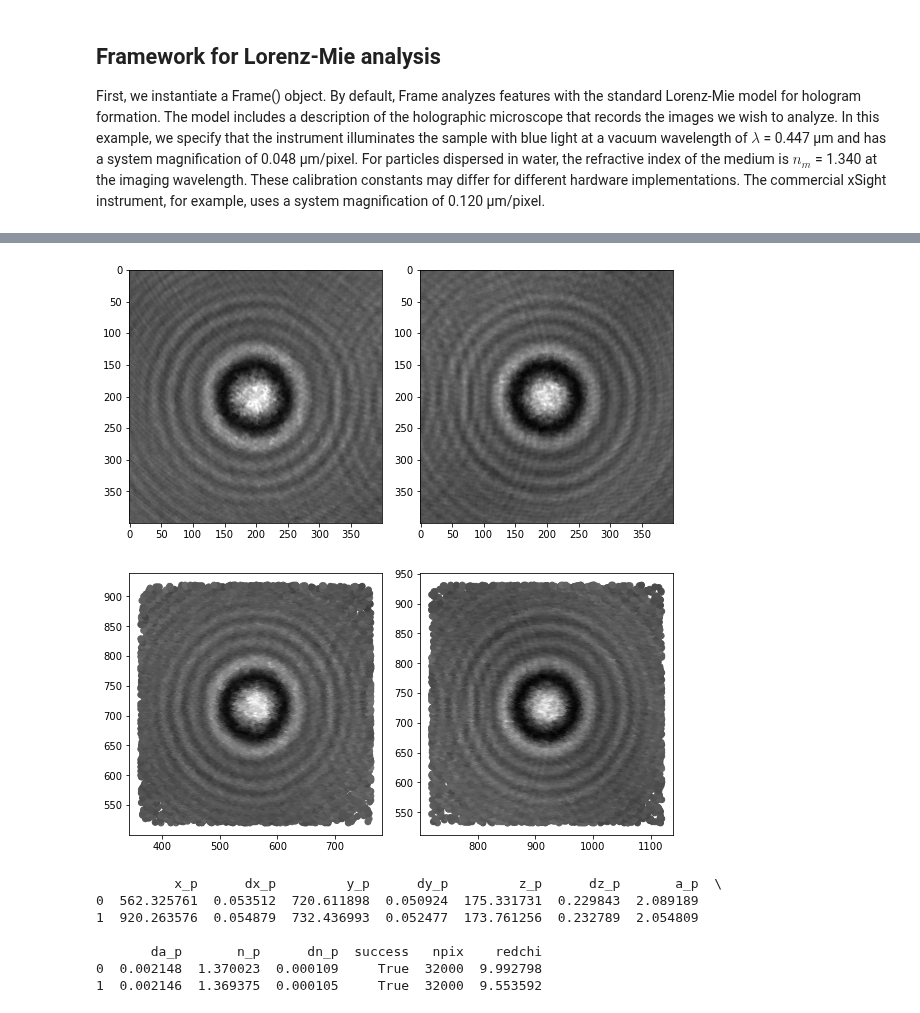
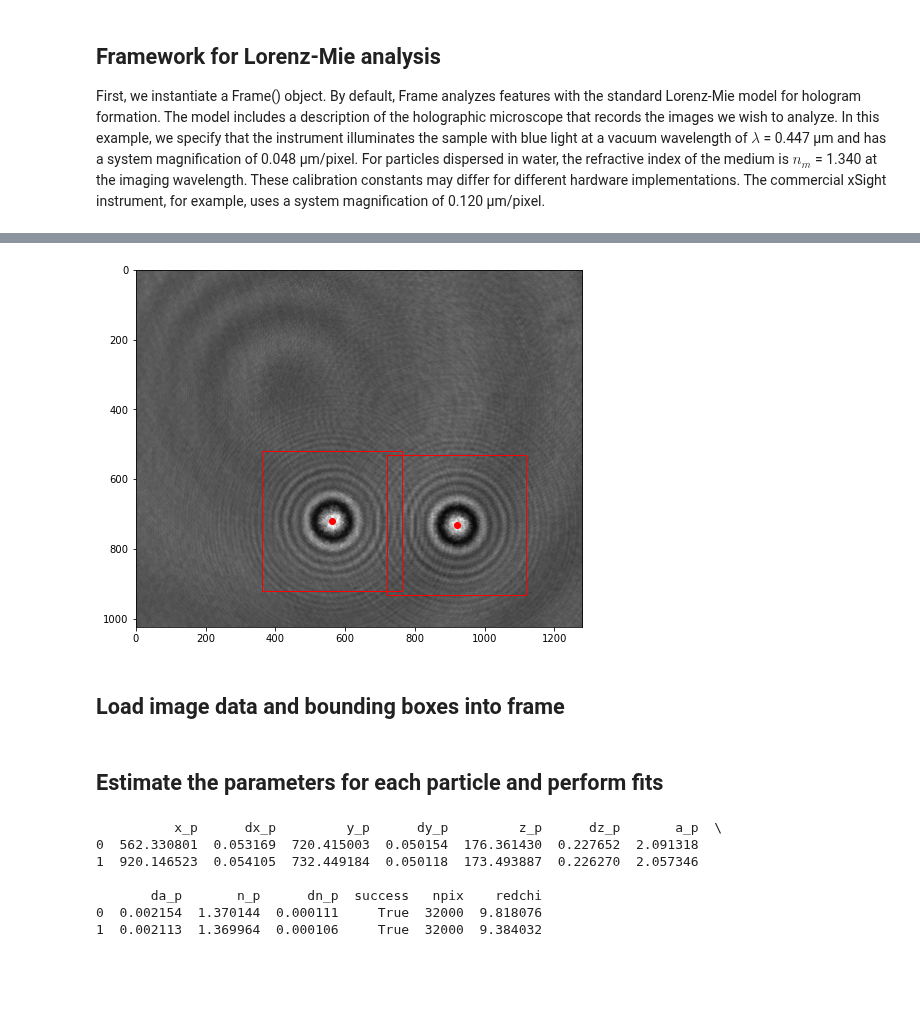
Before and after one commit to davidgrier/pylorenzmie, a Jupyter notebook: docs/FrameAnalysis.ipynb, the cells around one changed output, grey strips where cells are left out. Saved outputs shown, nothing was run; the diff lists cells and outputs as text; code cells hidden in the pictures; blank space fills up the shorter version.

```diff
--- a/docs/FrameAnalysis.ipynb
+++ b/docs/FrameAnalysis.ipynb
@@ -32,31 +41,10 @@ Next, we load the (normalized) hologram we wish to fit. In the present example,
 # %%
-# Read example image
-img = cv2.imread('tutorials/image0010.png')
-img = cv2.cvtColor(img, cv2.COLOR_BGR2GRAY).astype(np.float)
-
-fig, ax = plt.subplots(figsize=(8,8))
-ax.imshow(img, cmap='gray')
-
-# Background for normalization
-frame.background = np.mean(img)
-
-# Load image data
-frame.image = img
-
 # Features identified by eye
 x_p = np.array([563, 920])
 y_p = np.array([720, 732])
-
-ax.scatter(x_p, y_p)
 
 # Bounding boxes
 w, h = 400, 400
 x0 = (x_p - w/2).astype(int)
 y0 = (y_p - h/2).astype(int)
-bboxes = []
-for n in range(2):
-    bbox = ((x0[n], y0[n]), w, h)
-    ax.add_patch(Rectangle(*bbox, fill=False, ec='r'))
-    bboxes.append(bbox)
-
-frame.bboxes = bboxes
+bboxes = [((x0[n], y0[n]), w, h) for n in range(2)]
@@ -65,21 +51,10 @@ frame.bboxes = bboxes
-# %%
-fig, axes = plt.subplots(ncols=2, figsize=(8, 4), constrained_layout=True)
-
-for ax, feature in zip(axes, frame.features):
-    pixels = feature['data']
-    ax.imshow(pixels, cmap='gray')
-# %% [output]
-[figure, removed]
-# %%
-fig, axes = plt.subplots(ncols=2, figsize=(8, 4), constrained_layout=True)
-
-for ax, feature in zip(axes, frame.features):
-    fitter = feature['fitter']
-    fitter.data = feature['data'].ravel()
-    fitter.coordinates = feature['coordinates'].reshape((2,-1))
-    index = fitter.mask.selected
-    coords = fitter.coordinates[:, index]
-    pixels = fitter.data.ravel()[index]
-    ax.scatter(coords[0,:], coords[1,:], c=pixels, cmap='gray')
-# %% [output]
-[figure, removed]
+# %%
+fig, ax = plt.subplots(figsize=(8,8))
+ax.imshow(img, cmap='gray')
+ax.scatter(x_p, y_p, color='r')
+for bbox in bboxes:
+    ax.add_patch(Rectangle(*bbox, fill=False, ec='r'))
+# %% [output]
+[figure, added]
+# %% [markdown]
+## Load image data and bounding boxes into frame
@@ -86,3 +64,5 @@ for ax, feature in zip(axes, frame.features):
+# %% [markdown]
+## Estimate the parameters for each particle and perform fits
 # %%
 for n, feature in enumerate(frame.features):
     particle = feature['fitter'].particle
@@ -95,9 +75,9 @@ results = frame.optimize()
 print(results)
 # %% [output]
           x_p      dx_p         y_p      dy_p         z_p      dz_p       a_p  \
-0  562.325761  0.053512  720.611898  0.050924  175.331731  0.229843  2.089189
-1  920.263576  0.054879  732.436993  0.052477  173.761256  0.232789  2.054809
+0  562.330801  0.053169  720.415003  0.050154  176.361430  0.227652  2.091318
+1  920.146523  0.054105  732.449184  0.050118  173.493887  0.226270  2.057346
 
        da_p       n_p      dn_p  success   npix    redchi
-0  0.002148  1.370023  0.000109     True  32000  9.992798
-1  0.002146  1.369375  0.000105     True  32000  9.553592
+0  0.002154  1.370144  0.000111     True  32000  9.818076
+1  0.002113  1.369964  0.000106     True  32000  9.384032
```
Also changed, not shown: parts of 5 cells of this notebook.
